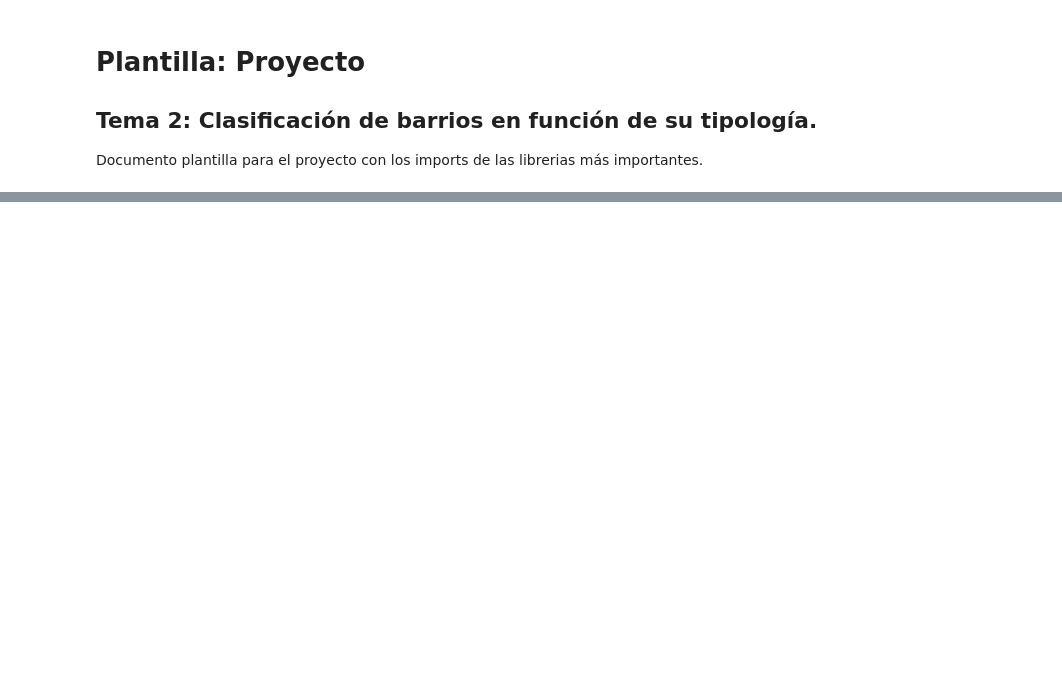
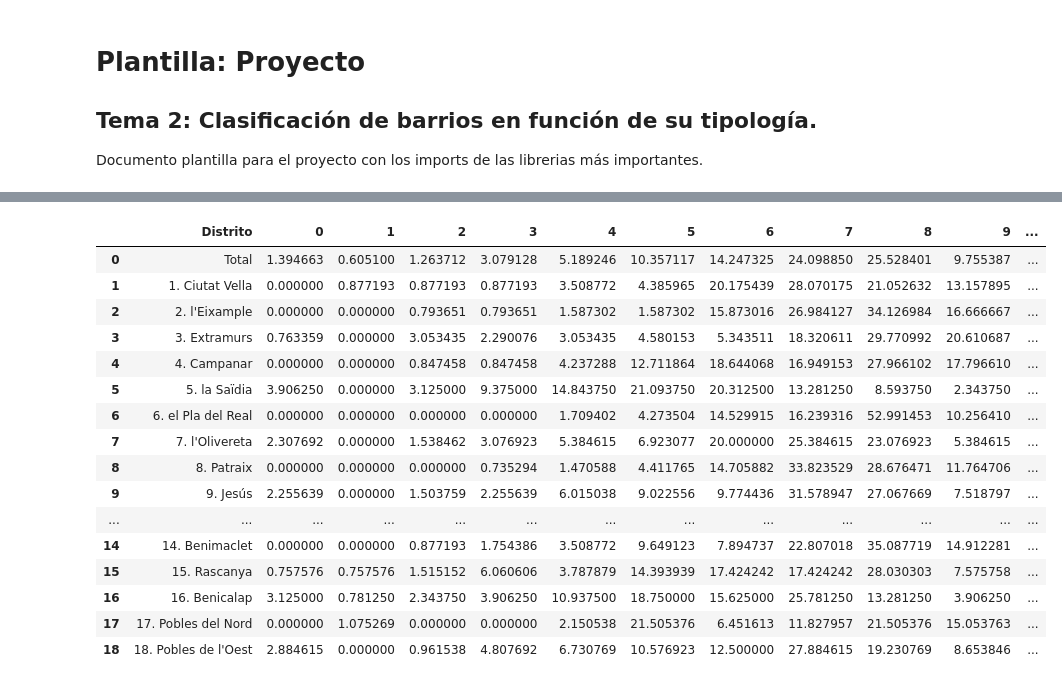
Before and after one commit to esedesam/mcd-nlp-proyecto, a Jupyter notebook: plantilla.ipynb, the cells around one changed output, grey strips where cells are left out. Saved outputs shown, nothing was run; the diff lists cells and outputs as text; code cells hidden in the pictures; blank space fills up the shorter version.

Commit message:
información por distrito

```diff
--- a/plantilla.ipynb
+++ b/plantilla.ipynb
@@ -18,0 +26,26 @@ ModuleNotFoundError: No module named 'beautifulsoup'
+# %%
+df_seguridad = pd.read_excel('docs_Carlos/Distritos23.xlsx', sheet_name=' P.19.1', header=8)
+# cambiar el nombre de la primera columna que hace de header a 'Distrito':
+df_seguridad.rename(columns={'Unnamed: 0':'Distrito'}, inplace=True)
+df_seguridad.rename(columns={'Unnamed: 15':'Media'}, inplace=True)
+df_seguridad.rename(columns={'Unnamed: 16':'Desviación'}, inplace=True)
+df_seguridad.rename(columns={'Unnamed: 17':'Mediana'}, inplace=True)
+df_seguridad.head(19)
+# %% [output]
+|  | Distrito | 0 | 1 | 2 | 3 | 4 | 5 | 6 | 7 | 8 | 9 | ... |
+| 0 | Total | 1.394663 | 0.605100 | 1.263712 | 3.079128 | 5.189246 | 10.357117 | 14.247325 | 24.098850 | 25.528401 | 9.755387 | ... |
+| 1 | 1. Ciutat Vella | 0.000000 | 0.877193 | 0.877193 | 0.877193 | 3.508772 | 4.385965 | 20.175439 | 28.070175 | 21.052632 | 13.157895 | ... |
+| 2 | 2. l'Eixample | 0.000000 | 0.000000 | 0.793651 | 0.793651 | 1.587302 | 1.587302 | 15.873016 | 26.984127 | 34.126984 | 16.666667 | ... |
+| 3 | 3. Extramurs | 0.763359 | 0.000000 | 3.053435 | 2.290076 | 3.053435 | 4.580153 | 5.343511 | 18.320611 | 29.770992 | 20.610687 | ... |
+| 4 | 4. Campanar | 0.000000 | 0.000000 | 0.847458 | 0.847458 | 4.237288 | 12.711864 | 18.644068 | 16.949153 | 27.966102 | 17.796610 | ... |
+| 5 | 5. la Saïdia | 3.906250 | 0.000000 | 3.125000 | 9.375000 | 14.843750 | 21.093750 | 20.312500 | 13.281250 | 8.593750 | 2.343750 | ... |
+| 6 | 6. el Pla del Real | 0.000000 | 0.000000 | 0.000000 | 0.000000 | 1.709402 | 4.273504 | 14.529915 | 16.239316 | 52.991453 | 10.256410 | ... |
+| 7 | 7. l'Olivereta | 2.307692 | 0.000000 | 1.538462 | 3.076923 | 5.384615 | 6.923077 | 20.000000 | 25.384615 | 23.076923 | 5.384615 | ... |
+| 8 | 8. Patraix | 0.000000 | 0.000000 | 0.000000 | 0.735294 | 1.470588 | 4.411765 | 14.705882 | 33.823529 | 28.676471 | 11.764706 | ... |
+| 9 | 9. Jesús | 2.255639 | 0.000000 | 1.503759 | 2.255639 | 6.015038 | 9.022556 | 9.774436 | 31.578947 | 27.067669 | 7.518797 | ... |
+| ... | ... | ... | ... | ... | ... | ... | ... | ... | ... | ... | ... | ... |
+| 14 | 14. Benimaclet | 0.000000 | 0.000000 | 0.877193 | 1.754386 | 3.508772 | 9.649123 | 7.894737 | 22.807018 | 35.087719 | 14.912281 | ... |
+| 15 | 15. Rascanya | 0.757576 | 0.757576 | 1.515152 | 6.060606 | 3.787879 | 14.393939 | 17.424242 | 17.424242 | 28.030303 | 7.575758 | ... |
+| 16 | 16. Benicalap | 3.125000 | 0.781250 | 2.343750 | 3.906250 | 10.937500 | 18.750000 | 15.625000 | 25.781250 | 13.281250 | 3.906250 | ... |
+| 17 | 17. Pobles del Nord | 0.000000 | 1.075269 | 0.000000 | 0.000000 | 2.150538 | 21.505376 | 6.451613 | 11.827957 | 21.505376 | 15.053763 | ... |
+| 18 | 18. Pobles de l'Oest | 2.884615 | 0.000000 | 0.961538 | 4.807692 | 6.730769 | 10.576923 | 12.500000 | 27.884615 | 19.230769 | 8.653846 | ... |
```
Also changed, not shown: parts of 6 cells of this notebook, 4 other files.
